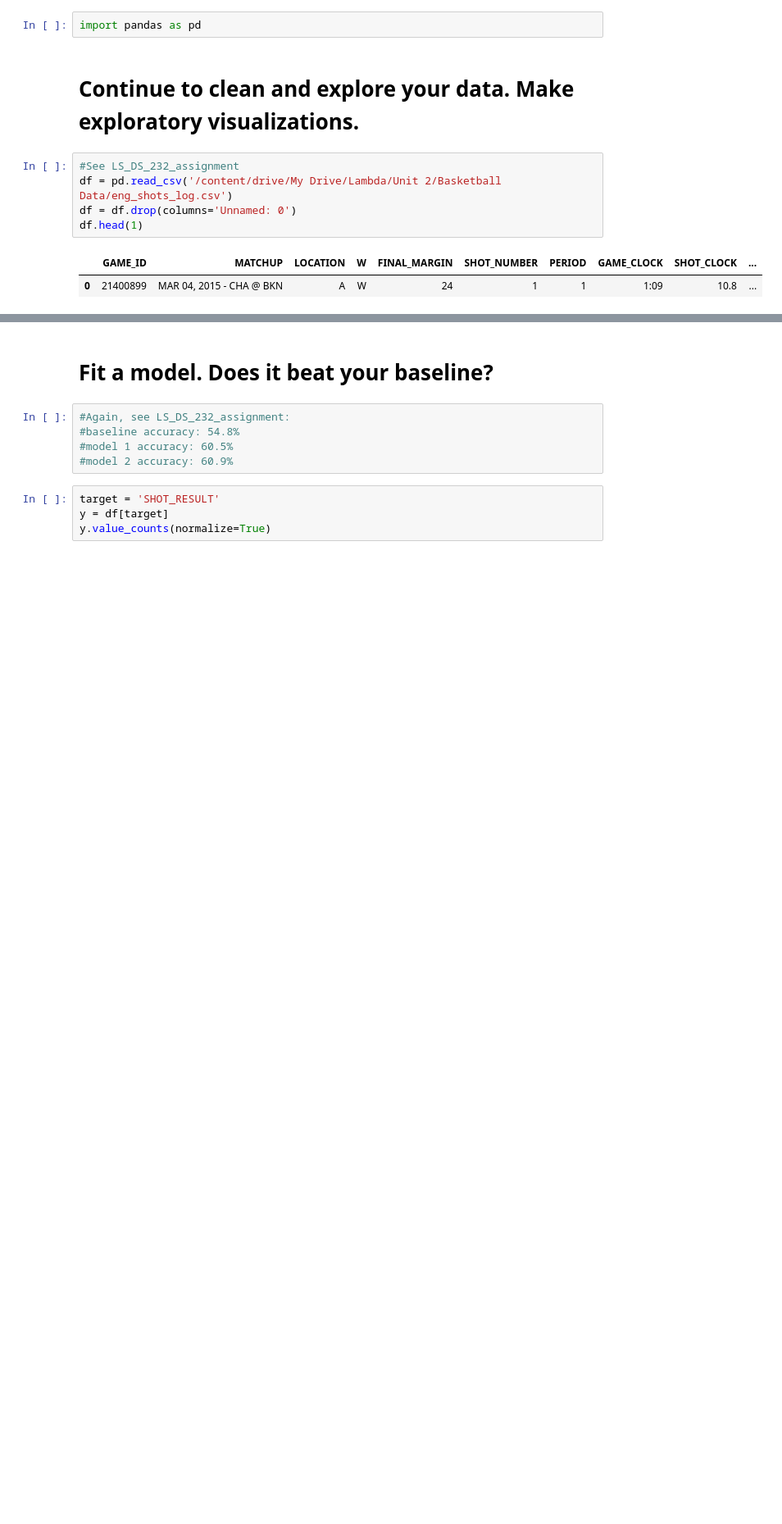
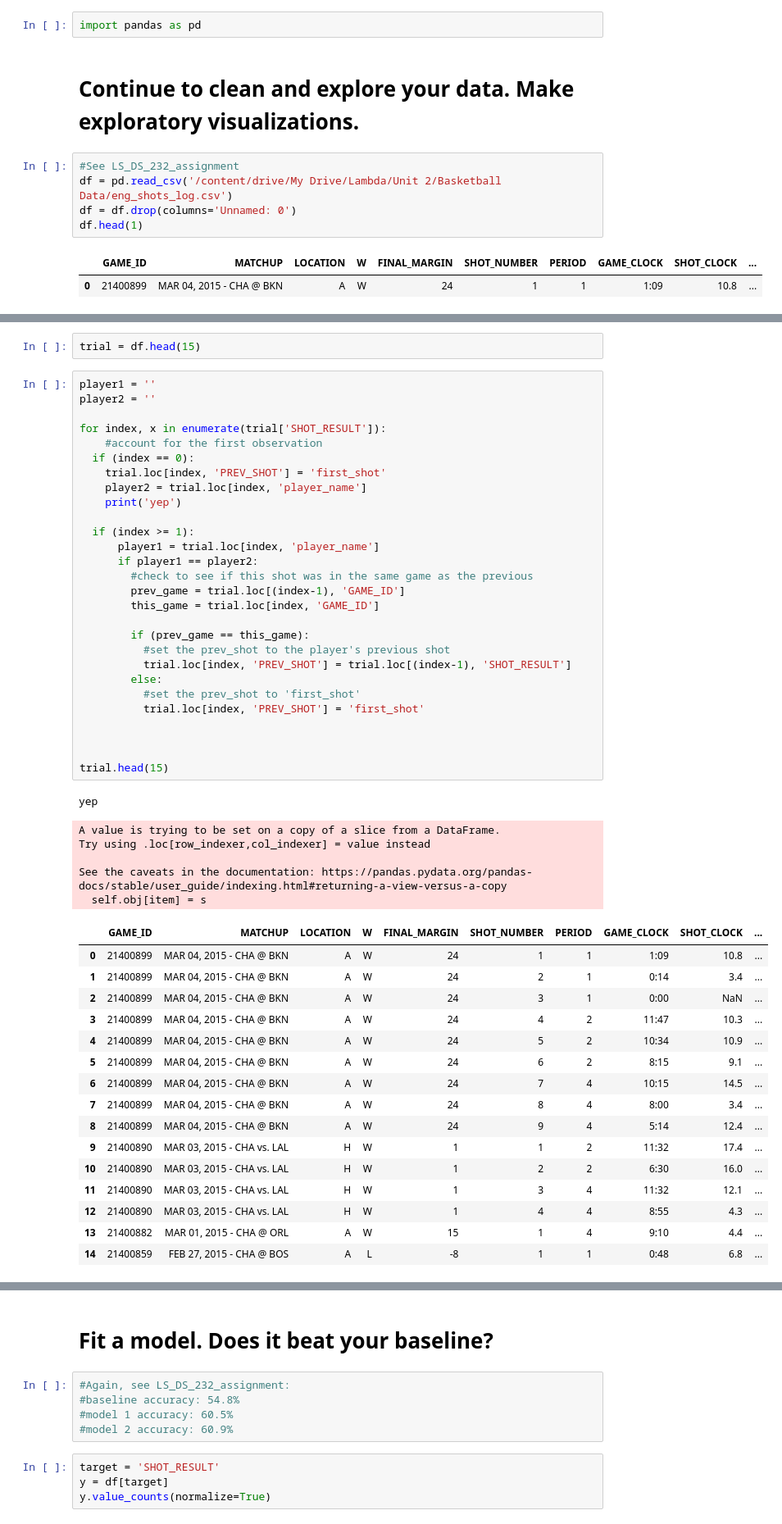
Before and after one commit to ndow33/DS-Unit-2-Applied-Modeling, a Jupyter notebook: module3-permutation-boosting/LS_DS_233_assignment.ipynb, the cells around one changed output, grey strips where cells are left out. Shown at 82% size. Cells and saved outputs as stored; diff of their text form; blank space fills up the shorter version.

```diff
--- a/module3-permutation-boosting/LS_DS_233_assignment.ipynb
+++ b/module3-permutation-boosting/LS_DS_233_assignment.ipynb
@@ -68,0 +92,53 @@ df.head(1)
+# %%
+trial = df.head(15)
+# %%
+player1 = ''
+player2 = ''
+
+for index, x in enumerate(trial['SHOT_RESULT']):
+    #account for the first observation
+  if (index == 0):
+    trial.loc[index, 'PREV_SHOT'] = 'first_shot'
+    player2 = trial.loc[index, 'player_name']
+    print('yep')
+
+  if (index >= 1):
+      player1 = trial.loc[index, 'player_name']
+      if player1 == player2:
+        #check to see if this shot was in the same game as the previous
+        prev_game = trial.loc[(index-1), 'GAME_ID']
+        this_game = trial.loc[index, 'GAME_ID']
+
+        if (prev_game == this_game):
+          #set the prev_shot to the player's previous shot
+          trial.loc[index, 'PREV_SHOT'] = trial.loc[(index-1), 'SHOT_RESULT']
+        else:
+          #set the prev_shot to 'first_shot'
+          trial.loc[index, 'PREV_SHOT'] = 'first_shot'
+
+
+
+trial.head(15)
+# %% [output]
+yep
+A value is trying to be set on a copy of a slice from a DataFrame.
+Try using .loc[row_indexer,col_indexer] = value instead
+
+See the caveats in the documentation: https://pandas.pydata.org/pandas-docs/stable/user_guide/indexing.html#returning-a-view-versus-a-copy
+  self.obj[item] = s
+|  | GAME_ID | MATCHUP | LOCATION | W | FINAL_MARGIN | SHOT_NUMBER | PERIOD | GAME_CLOCK | SHOT_CLOCK | ... |
+| 0 | 21400899 | MAR 04, 2015 - CHA @ BKN | A | W | 24 | 1 | 1 | 1:09 | 10.8 | ... |
+| 1 | 21400899 | MAR 04, 2015 - CHA @ BKN | A | W | 24 | 2 | 1 | 0:14 | 3.4 | ... |
+| 2 | 21400899 | MAR 04, 2015 - CHA @ BKN | A | W | 24 | 3 | 1 | 0:00 | NaN | ... |
+| 3 | 21400899 | MAR 04, 2015 - CHA @ BKN | A | W | 24 | 4 | 2 | 11:47 | 10.3 | ... |
+| 4 | 21400899 | MAR 04, 2015 - CHA @ BKN | A | W | 24 | 5 | 2 | 10:34 | 10.9 | ... |
+| 5 | 21400899 | MAR 04, 2015 - CHA @ BKN | A | W | 24 | 6 | 2 | 8:15 | 9.1 | ... |
+| 6 | 21400899 | MAR 04, 2015 - CHA @ BKN | A | W | 24 | 7 | 4 | 10:15 | 14.5 | ... |
+| 7 | 21400899 | MAR 04, 2015 - CHA @ BKN | A | W | 24 | 8 | 4 | 8:00 | 3.4 | ... |
+| 8 | 21400899 | MAR 04, 2015 - CHA @ BKN | A | W | 24 | 9 | 4 | 5:14 | 12.4 | ... |
+| 9 | 21400890 | MAR 03, 2015 - CHA vs. LAL | H | W | 1 | 1 | 2 | 11:32 | 17.4 | ... |
+| 10 | 21400890 | MAR 03, 2015 - CHA vs. LAL | H | W | 1 | 2 | 2 | 6:30 | 16.0 | ... |
+| 11 | 21400890 | MAR 03, 2015 - CHA vs. LAL | H | W | 1 | 3 | 4 | 11:32 | 12.1 | ... |
+| 12 | 21400890 | MAR 03, 2015 - CHA vs. LAL | H | W | 1 | 4 | 4 | 8:55 | 4.3 | ... |
+| 13 | 21400882 | MAR 01, 2015 - CHA @ ORL | A | W | 15 | 1 | 4 | 9:10 | 4.4 | ... |
+| 14 | 21400859 | FEB 27, 2015 - CHA @ BOS | A | L | -8 | 1 | 1 | 0:48 | 6.8 | ... |
```
Also changed, not shown: parts of 13 cells of this notebook.
